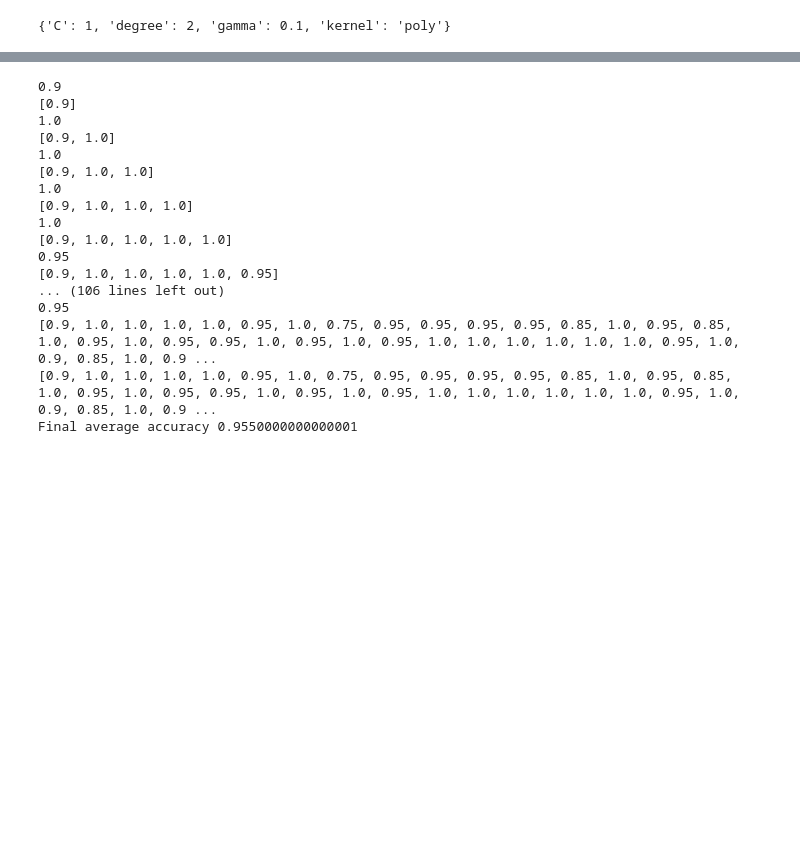
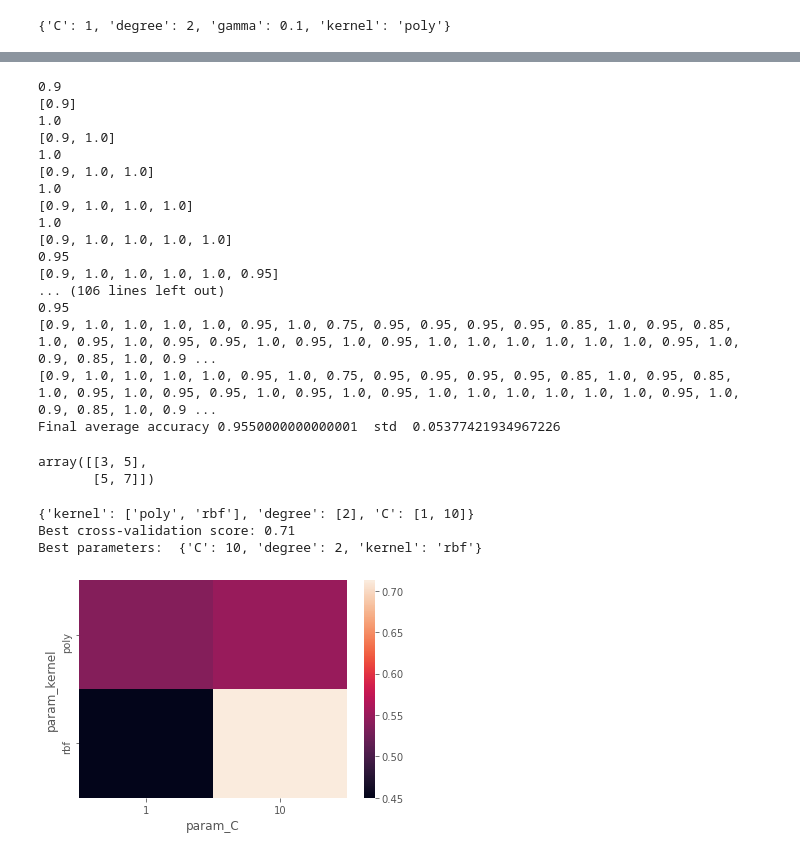
Before and after one commit to samibahig/RecoverProject, a Jupyter notebook: svmMetabolomique.ipynb, the cells around one changed output, grey strips where cells are left out. Cells and saved outputs as stored; diff of their text form; code cells hidden in the pictures; blank space fills up the shorter version.

```diff
--- a/svmMetabolomique.ipynb
+++ b/svmMetabolomique.ipynb
@@ -363,7 +364,7 @@ for i in range(n_times):
 print(AccuracyValues)
 
 # Final accuracy
-print('Final average accuracy',np.mean(AccuracyValues))
+print('Final average accuracy',np.mean(AccuracyValues), ' std ', np.std(AccuracyValues))
 #print("Test Accuracy:", metrics.accuracy_score(y_test, y_final ))
 # %% [output]
 0.9
@@ -382,4 +383,38 @@ print('Final average accuracy',np.mean(AccuracyValues))
 0.95
 [0.9, 1.0, 1.0, 1.0, 1.0, 0.95, 1.0, 0.75, 0.95, 0.95, 0.95, 0.95, 0.85, 1.0, 0.95, 0.85, 1.0, 0.95, 1.0, 0.95, 0.95, 1.0, 0.95, 1.0, 0.95, 1.0, 1.0, 1.0, 1.0, 1.0, 1.0, 0.95, 1.0, 0.9, 0.85, 1.0, 0.9 ...
 [0.9, 1.0, 1.0, 1.0, 1.0, 0.95, 1.0, 0.75, 0.95, 0.95, 0.95, 0.95, 0.85, 1.0, 0.95, 0.85, 1.0, 0.95, 1.0, 0.95, 0.95, 1.0, 0.95, 1.0, 0.95, 1.0, 1.0, 1.0, 1.0, 1.0, 1.0, 0.95, 1.0, 0.9, 0.85, 1.0, 0.9 ...
-Final average accuracy 0.9550000000000001
+Final average accuracy 0.9550000000000001  std  0.05377421934967226
+# %%
+from sklearn.metrics import confusion_matrix
+confusion_matrix(y_test, prediction)
+# %% [output]
+array([[3, 5],
+       [5, 7]])
+# %%
+import seaborn as sns
+import numpy as np
+from sklearn.model_selection import GridSearchCV
+import matplotlib.pyplot as plt
+from sklearn.model_selection import train_test_split
+from scipy.stats import randint, uniform
+X_train, X_test, y_train, y_test = train_test_split(X, y, test_size=0.2, random_state=42)
+C = randint(low=1,high=100)
+#param_grid = {'kernel':['rbf', 'poly'], 'C': np.random.randint(low=1,high=100), 'gamma': uniform(loc=0, scale=1)}
+param_grid = {'kernel': ['poly', 'rbf'], 'degree':[2], 'C': [1, 10]}
+#result = svm.SVC(C = 1, degree = 2, gamma = 0.1, kernel = 'poly')
+print(param_grid)
+grid = GridSearchCV(svm.SVC(), param_grid, cv=10)
+grid.fit(X_train, y_train)
+print("Best cross-validation score: {:.2f}".format(grid.best_score_))
+print("Best parameters: ", grid.best_params_)
+import pandas as pd
+pvt = pd.pivot_table(pd.DataFrame(grid.cv_results_),
+    values='mean_test_score', index='param_kernel', columns='param_C')
+ax = sns.heatmap(pvt)
+plt.show()
+#C = 1, degree = 2, gamma = 0.1, kernel = 'poly'
+# %% [output]
+{'kernel': ['poly', 'rbf'], 'degree': [2], 'C': [1, 10]}
+Best cross-validation score: 0.71
+Best parameters:  {'C': 10, 'degree': 2, 'kernel': 'rbf'}
+[figure, added]
```
Also changed, not shown: parts of 6 cells of this notebook.
